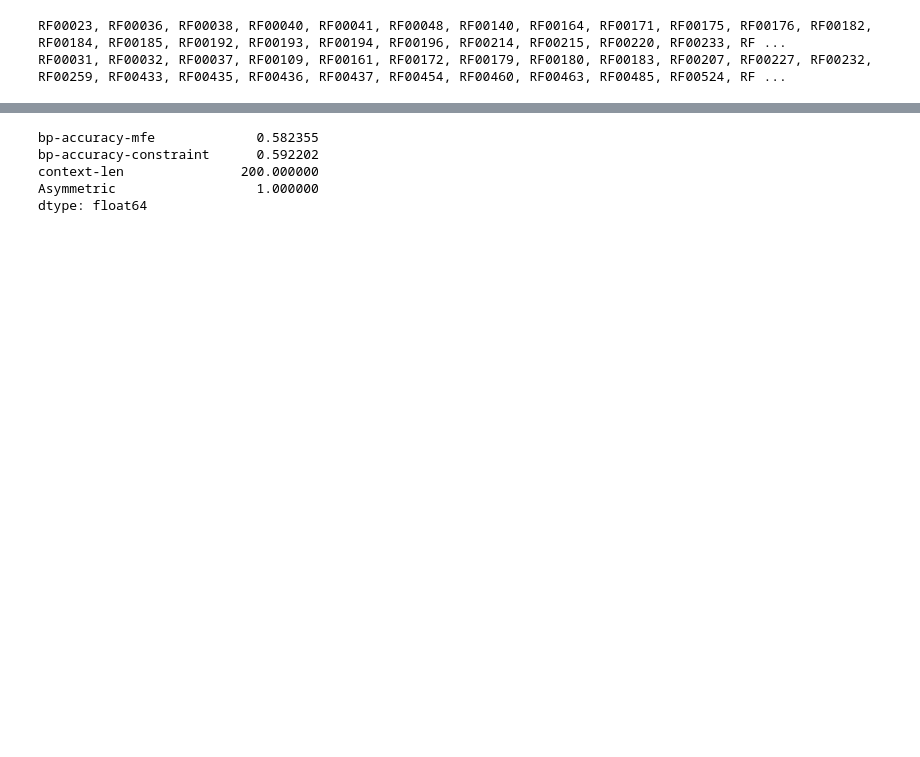
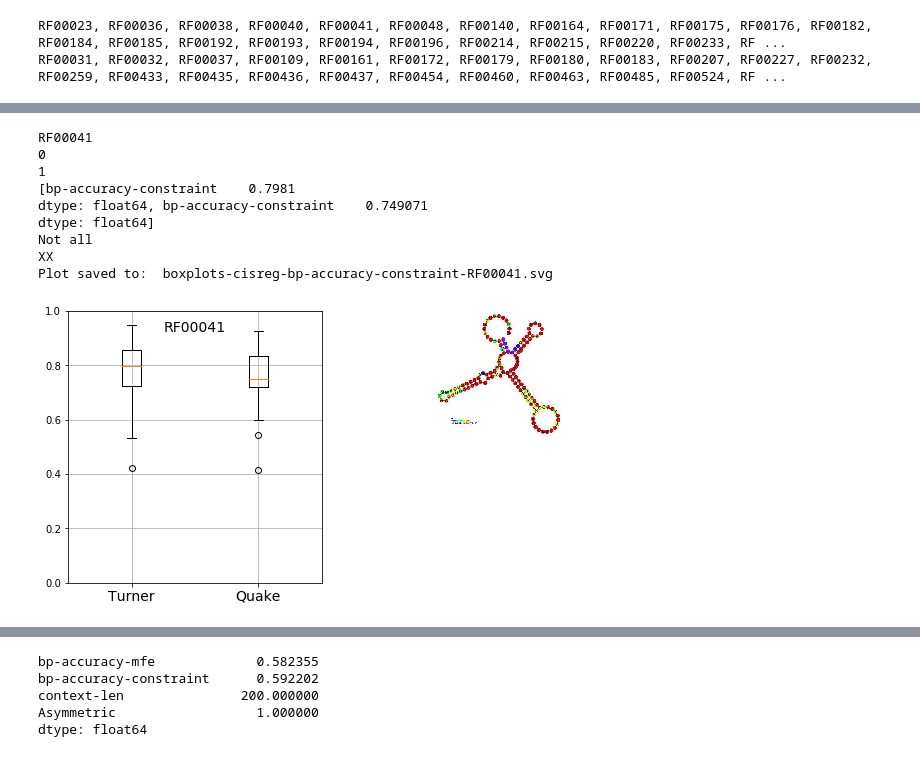
Before and after one commit to mmiladi/mmfold, a Jupyter notebook: cisreg/Benchmark-CisReg.ipynb, the cells around one changed output, grey strips where cells are left out. Saved outputs shown, nothing was run; the diff lists cells and outputs as text; code cells hidden in the pictures; blank space fills up the shorter version.

```diff
--- a/cisreg/Benchmark-CisReg.ipynb
+++ b/cisreg/Benchmark-CisReg.ipynb
@@ -479,0 +517,13 @@ Plot saved to:  boxplots-cisreg-bp-accuracy-constraint-RF00041.svg
+# %%
+plot_family([df_all_appended_50[df_all_appended_50['energy-param']=='turner'], df_all_appended_50[df_all_appended_50['energy-param']=='quake']], 'RF00041')
+# %% [output]
+RF00041
+0
+1
+[bp-accuracy-constraint    0.7981
+dtype: float64, bp-accuracy-constraint    0.749071
+dtype: float64]
+Not all
+XX
+Plot saved to:  boxplots-cisreg-bp-accuracy-constraint-RF00041.svg
+[figure, added]
```
Also changed, not shown: parts of 18 cells of this notebook, 1 other file.
